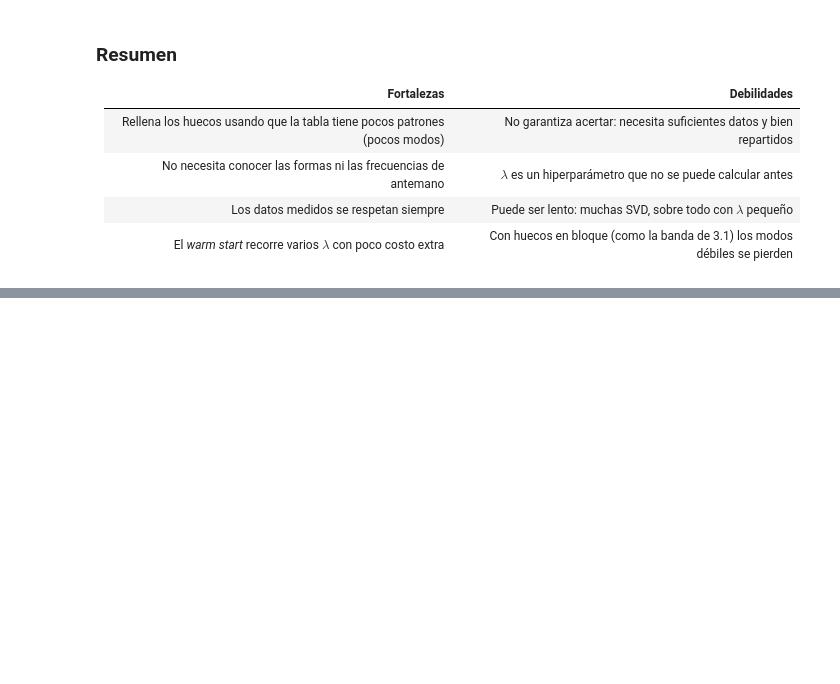
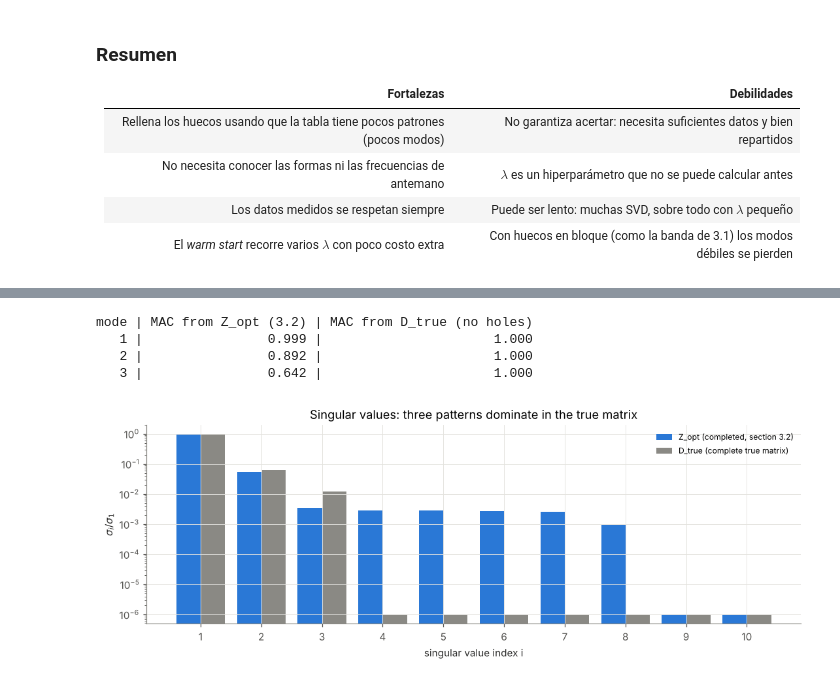
Before and after one commit to 25adiaz-apps/assignment-3-machine-learning, a Jupyter notebook: literature-review/metodos/metodos.ipynb, the cells around one changed output, grey strips where cells are left out. Saved outputs shown, nothing was run; the diff lists cells and outputs as text; code cells hidden in the pictures; blank space fills up the shorter version.

Commit message:
Add section 4.1: mode shape extraction with SVD
Co-Authored-By: Claude Opus 5.5 <noreply@anthropic.com>
Claude-Session: https://claude.ai/code/session_01ER6toXZwCFLGk3arJZsFg2

```diff
--- a/literature-review/metodos/metodos.ipynb
+++ b/literature-review/metodos/metodos.ipynb
@@ -1017,0 +1077,50 @@ La causa se ve con el **mínimo teórico de Candès y Recht (2009)**: para compl
+# %%
+def mac(phi_e, phi_r):
+    # Modal Assurance Criterion (Mei et al., 2021, Eq. 17)
+    return np.abs(phi_e @ phi_r) ** 2 / ((phi_e @ phi_e) * (phi_r @ phi_r))
+
+
+def extract_modes(Z, n_modes, vfp, span):
+    # SVD -> first columns of U, normalized to max |value| = 1, sign matched to the analytic mode
+    U, sigma, _ = np.linalg.svd(Z, full_matrices=False)
+    shapes, macs = [], []
+    for k in range(1, n_modes + 1):
+        analytic = np.sin(k * np.pi * vfp / span)
+        u = U[:, k - 1] / np.max(np.abs(U[:, k - 1]))
+        u *= np.sign(u @ analytic)                  # fix the arbitrary global sign
+        shapes.append(u)
+        macs.append(mac(u, analytic))
+    return np.array(shapes), np.array(macs), sigma
+
+
+shapes_opt, mac_opt, sigma_opt = extract_modes(Z_opt, 3, MEI_VFP, MEI_SPAN)
+_, mac_true, sigma_true = extract_modes(D_true, 3, MEI_VFP, MEI_SPAN)   # reference: complete true matrix
+
+print(f"{'mode':>4} | {'MAC from Z_opt (3.2)':>20} | {'MAC from D_true (no holes)':>26}")
+for k in range(3):
+    print(f"{k + 1:>4} | {mac_opt[k]:20.3f} | {mac_true[k]:26.3f}")
+# %% [output]
+mode | MAC from Z_opt (3.2) | MAC from D_true (no holes)
+   1 |                0.999 |                      1.000
+   2 |                0.892 |                      1.000
+   3 |                0.642 |                      1.000
+# %%
+# Plot 1: first 10 singular values (log scale)
+idx = np.arange(1, 11)
+floor = 1e-6                                          # values below this are shown at the floor
+fig, ax = plt.subplots(figsize=(10, 3.8))
+ax.bar(idx - 0.2, np.maximum(sigma_opt[:10] / sigma_opt[0], floor), width=0.4, color=COLOR_1,
+       label="Z_opt (completed, section 3.2)")
+ax.bar(idx + 0.2, np.maximum(sigma_true[:10] / sigma_true[0], floor), width=0.4, color=COLOR_SIGNAL,
+       label="D_true (complete true matrix)")
+ax.set_yscale("log")
+ax.set_ylim(floor / 2, 2)
+ax.set_xticks(idx)
+ax.set_xlabel("singular value index i")
+ax.set_ylabel(r"$\sigma_i / \sigma_1$")
+ax.set_title("Singular values: three patterns dominate in the true matrix")
+ax.legend(loc="upper right", fontsize=8)
+fig.tight_layout()
+plt.show()
+# %% [output]
+[figure, added]
```
Also changed, not shown: parts of 8 cells of this notebook, 1 other file.
